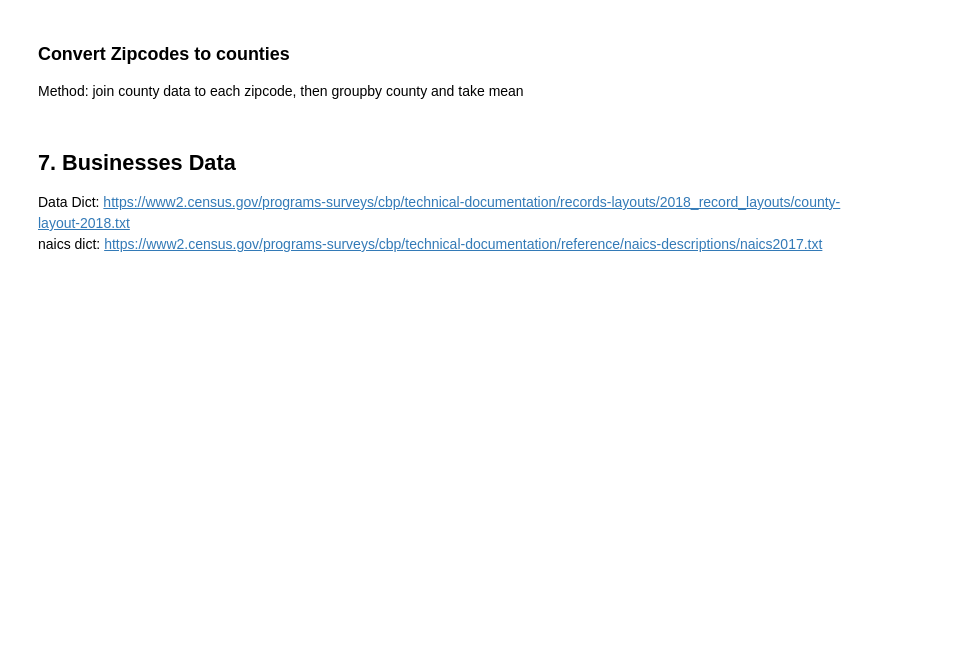
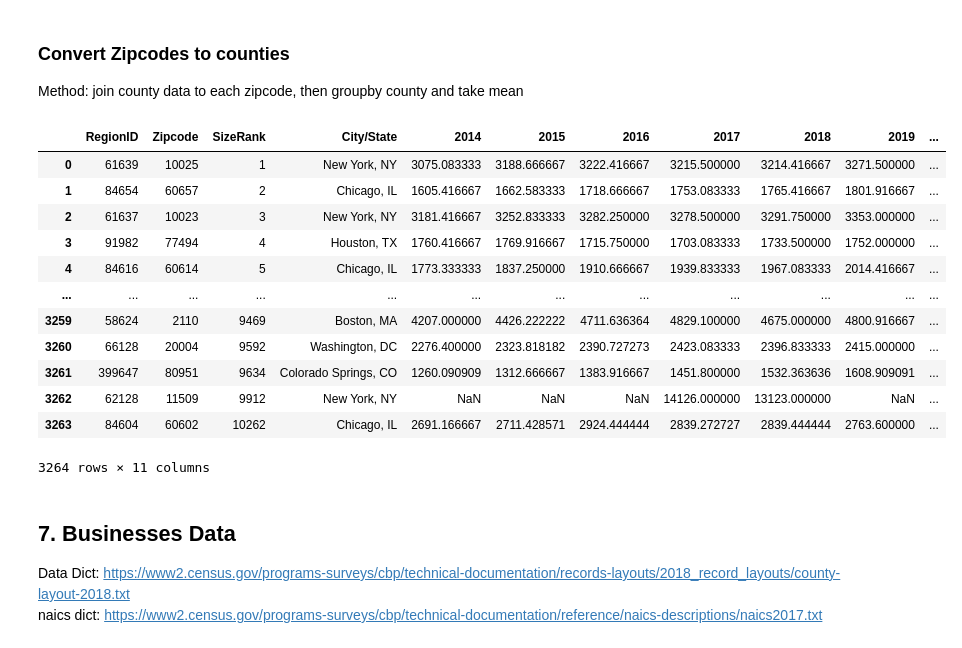
Before and after one commit to khyateed/projecting-food-insecurity, a Jupyter notebook: notebooks/cleaning.ipynb, the cells around one changed output. Saved outputs shown, nothing was run; the diff lists cells and outputs as text; code cells hidden in the pictures; blank space fills up the shorter version.

```diff
--- a/notebooks/cleaning.ipynb
+++ b/notebooks/cleaning.ipynb
@@ -587,6 +635,22 @@ df_rent.rename(columns={'RegionName':'Zipcode', 'MsaName':'City/State'}, inplace
 # %% [markdown]
 ### Convert Zipcodes to counties
 Method: join county data to each zipcode, then groupby county and take mean
+# %%
+df_rent
+# %% [output]
+|  | RegionID | Zipcode | SizeRank | City/State | 2014 | 2015 | 2016 | 2017 | 2018 | 2019 | ... |
+| 0 | 61639 | 10025 | 1 | New York, NY | 3075.083333 | 3188.666667 | 3222.416667 | 3215.500000 | 3214.416667 | 3271.500000 | ... |
+| 1 | 84654 | 60657 | 2 | Chicago, IL | 1605.416667 | 1662.583333 | 1718.666667 | 1753.083333 | 1765.416667 | 1801.916667 | ... |
+| 2 | 61637 | 10023 | 3 | New York, NY | 3181.416667 | 3252.833333 | 3282.250000 | 3278.500000 | 3291.750000 | 3353.000000 | ... |
+| 3 | 91982 | 77494 | 4 | Houston, TX | 1760.416667 | 1769.916667 | 1715.750000 | 1703.083333 | 1733.500000 | 1752.000000 | ... |
+| 4 | 84616 | 60614 | 5 | Chicago, IL | 1773.333333 | 1837.250000 | 1910.666667 | 1939.833333 | 1967.083333 | 2014.416667 | ... |
+| ... | ... | ... | ... | ... | ... | ... | ... | ... | ... | ... | ... |
+| 3259 | 58624 | 2110 | 9469 | Boston, MA | 4207.000000 | 4426.222222 | 4711.636364 | 4829.100000 | 4675.000000 | 4800.916667 | ... |
+| 3260 | 66128 | 20004 | 9592 | Washington, DC | 2276.400000 | 2323.818182 | 2390.727273 | 2423.083333 | 2396.833333 | 2415.000000 | ... |
+| 3261 | 399647 | 80951 | 9634 | Colorado Springs, CO | 1260.090909 | 1312.666667 | 1383.916667 | 1451.800000 | 1532.363636 | 1608.909091 | ... |
+| 3262 | 62128 | 11509 | 9912 | New York, NY | NaN | NaN | NaN | 14126.000000 | 13123.000000 | NaN | ... |
+| 3263 | 84604 | 60602 | 10262 | Chicago, IL | 2691.166667 | 2711.428571 | 2924.444444 | 2839.272727 | 2839.444444 | 2763.600000 | ... |
+3264 rows × 11 columns
 # %% [markdown]
 ## 7. Businesses Data
 Data Dict: https://www2.census.gov/programs-surveys/cbp/technical-documentation/records-layouts/2018_record_layouts/county-layout-2018.txt
```
Also changed, not shown: parts of 14 cells of this notebook.
